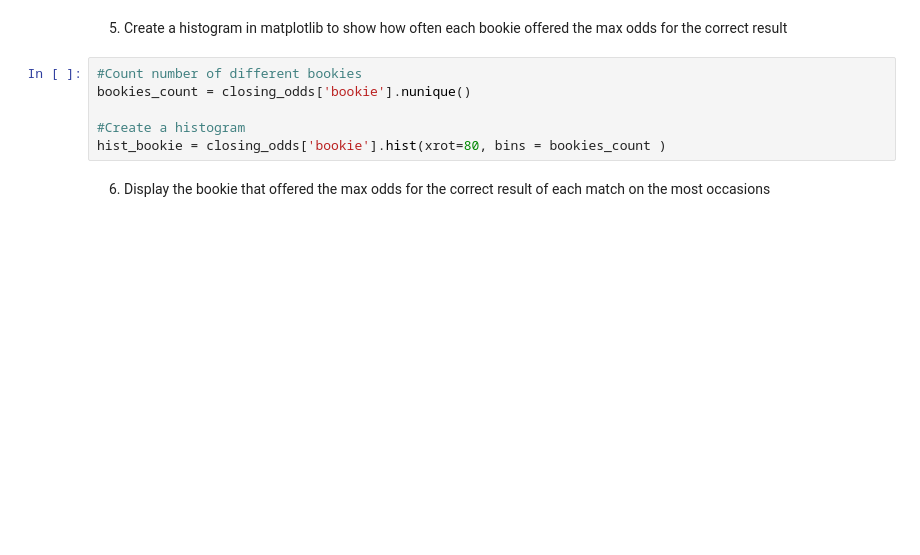
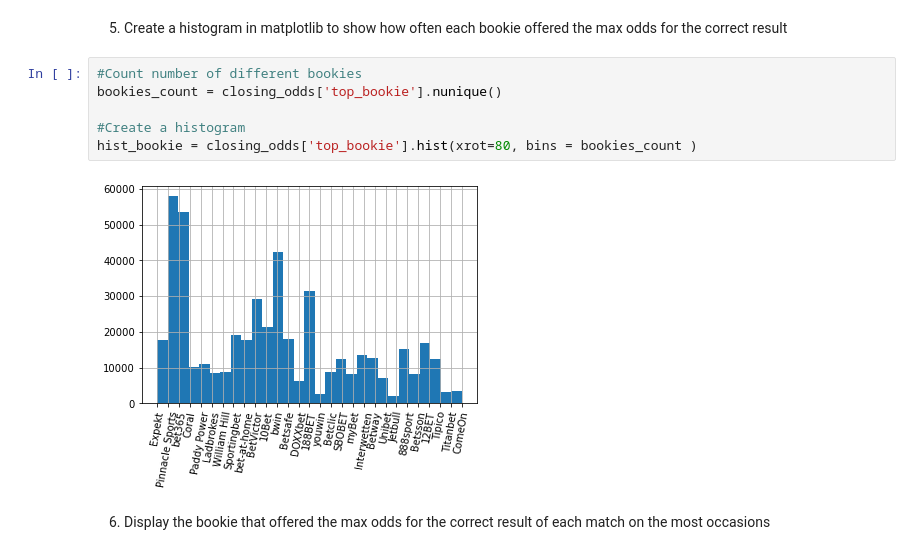
Before and after one commit to heuzec/UCDPA_CiaranHeuze, a Jupyter notebook: project.ipynb, the cells around one changed output. Cells and saved outputs as stored; diff of their text form; blank space fills up the shorter version.

```diff
--- a/project.ipynb
+++ b/project.ipynb
@@ -89,10 +124,12 @@ closing_odds
 5. Create a histogram in matplotlib to show how often each bookie offered the max odds for the correct result
 # %%
 #Count number of different bookies
-bookies_count = closing_odds['bookie'].nunique()
+bookies_count = closing_odds['top_bookie'].nunique()
 
 #Create a histogram
-hist_bookie = closing_odds['bookie'].hist(xrot=80, bins = bookies_count )
+hist_bookie = closing_odds['top_bookie'].hist(xrot=80, bins = bookies_count )
+# %% [output]
+[figure, added]
 # %% [markdown]
 6. Display the bookie that offered the max odds for the correct result of each match on the most occasions
 # %%
```
Also changed, not shown: parts of 20 cells of this notebook.
